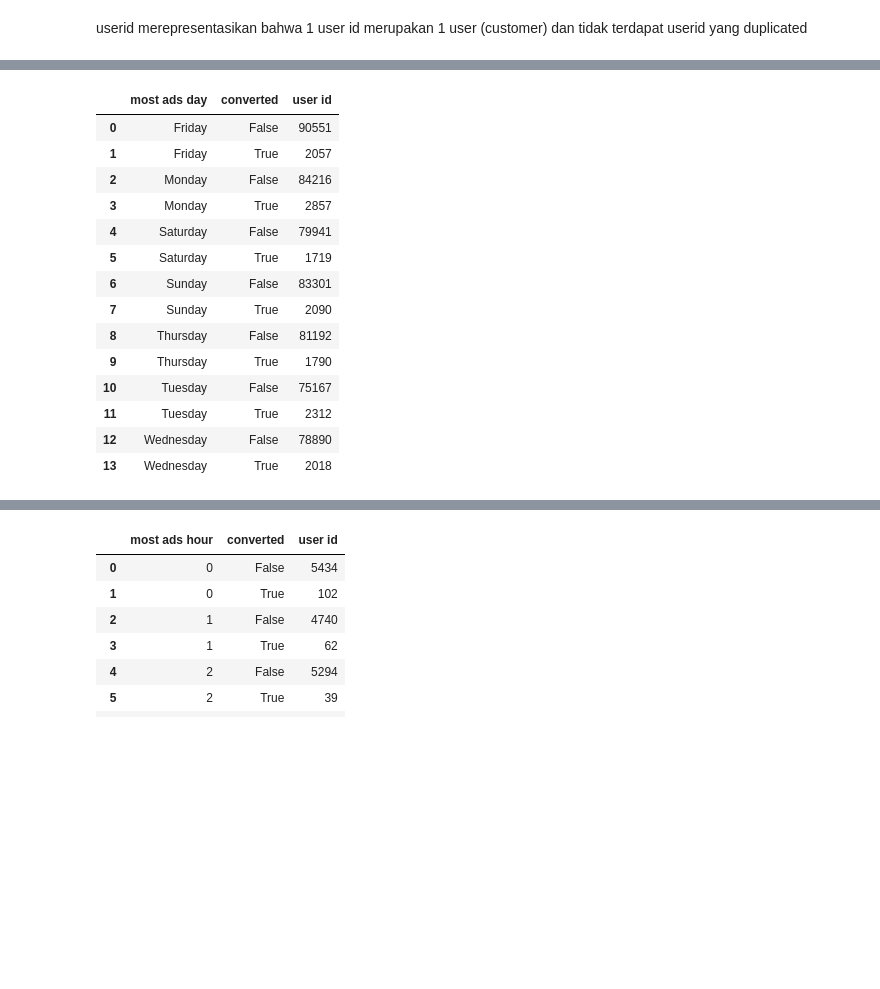
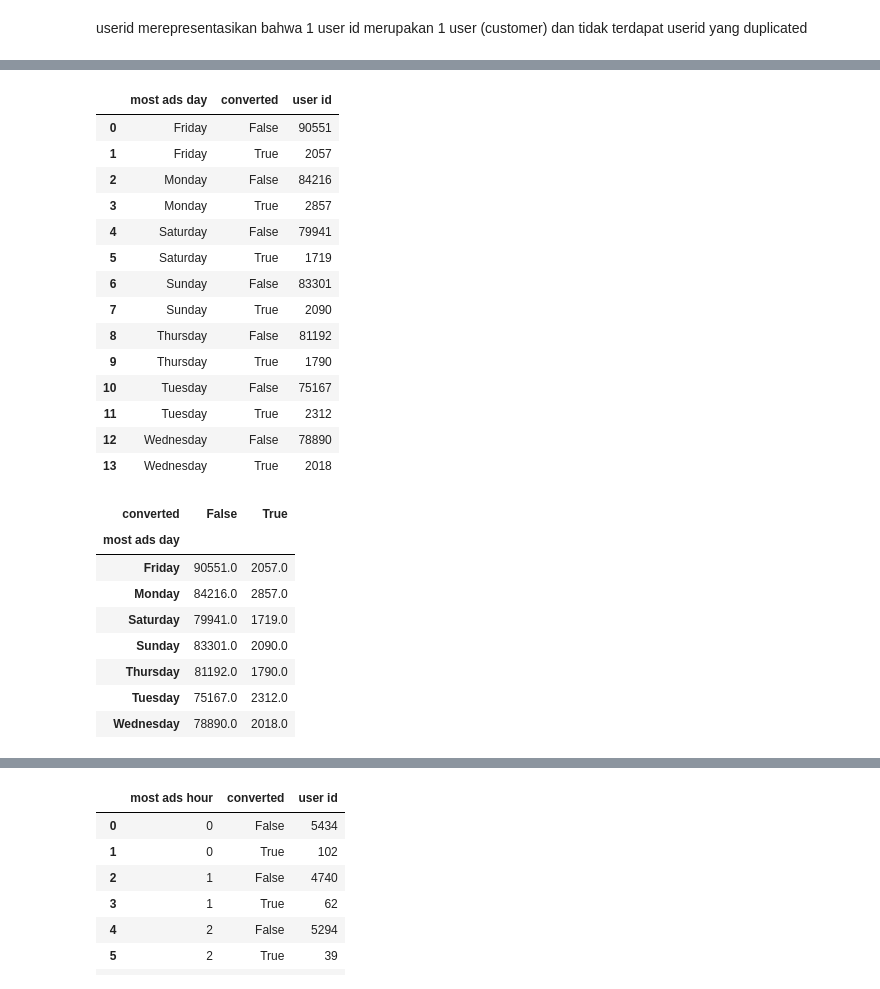
Before and after one commit to AmmarBaasir19/Portfolio, a Jupyter notebook: AB Testing/AB_Testing.ipynb, the cells around one changed output, grey strips where cells are left out. Drawn from its saved outputs; the diff is of its cells as text; code cells hidden in the pictures; blank space fills up the shorter version.

```diff
--- a/AB Testing/AB_Testing.ipynb
+++ b/AB Testing/AB_Testing.ipynb
@@ -199,19 +192,32 @@ df_total_ads
+# %%
+df_most_day1 = df.groupby(['most ads day', 'converted'])['user id'].count().reset_index()
+df_most_day1
+# %% [output]
+|  | most ads day | converted | user id |
+| 0 | Friday | False | 90551 |
+| 1 | Friday | True | 2057 |
+| 2 | Monday | False | 84216 |
+| 3 | Monday | True | 2857 |
+| 4 | Saturday | False | 79941 |
+| 5 | Saturday | True | 1719 |
+| 6 | Sunday | False | 83301 |
+| 7 | Sunday | True | 2090 |
+| 8 | Thursday | False | 81192 |
+| 9 | Thursday | True | 1790 |
+| 10 | Tuesday | False | 75167 |
+| 11 | Tuesday | True | 2312 |
+| 12 | Wednesday | False | 78890 |
+| 13 | Wednesday | True | 2018 |
 # %%
-df_most_day = df.groupby(['most ads day', 'converted'])['user id'].count().reset_index()
+df_most_day = df_most_day1.pivot_table(index='most ads day', columns='converted', values='user id')
 df_most_day
 # %% [output]
-|  | most ads day | converted | user id |
-| 0 | Friday | False | 90551 |
-| 1 | Friday | True | 2057 |
-| 2 | Monday | False | 84216 |
-| 3 | Monday | True | 2857 |
-| 4 | Saturday | False | 79941 |
-| 5 | Saturday | True | 1719 |
-| 6 | Sunday | False | 83301 |
-| 7 | Sunday | True | 2090 |
-| 8 | Thursday | False | 81192 |
-| 9 | Thursday | True | 1790 |
-| 10 | Tuesday | False | 75167 |
-| 11 | Tuesday | True | 2312 |
-| 12 | Wednesday | False | 78890 |
-| 13 | Wednesday | True | 2018 |
+| converted | False | True |
+| most ads day |  |  |
+| Friday | 90551.0 | 2057.0 |
+| Monday | 84216.0 | 2857.0 |
+| Saturday | 79941.0 | 1719.0 |
+| Sunday | 83301.0 | 2090.0 |
+| Thursday | 81192.0 | 1790.0 |
+| Tuesday | 75167.0 | 2312.0 |
+| Wednesday | 78890.0 | 2018.0 |
```
Also changed, not shown: parts of 23 cells of this notebook.
